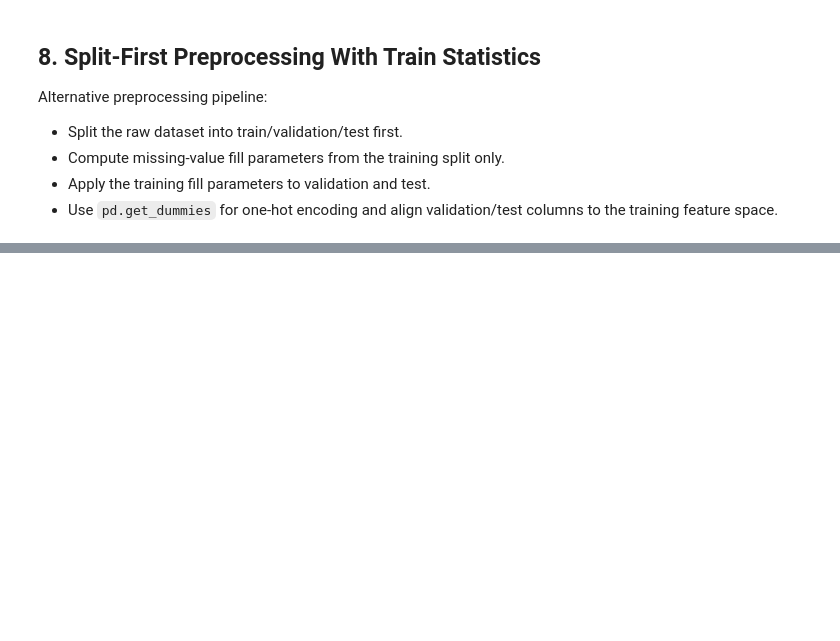
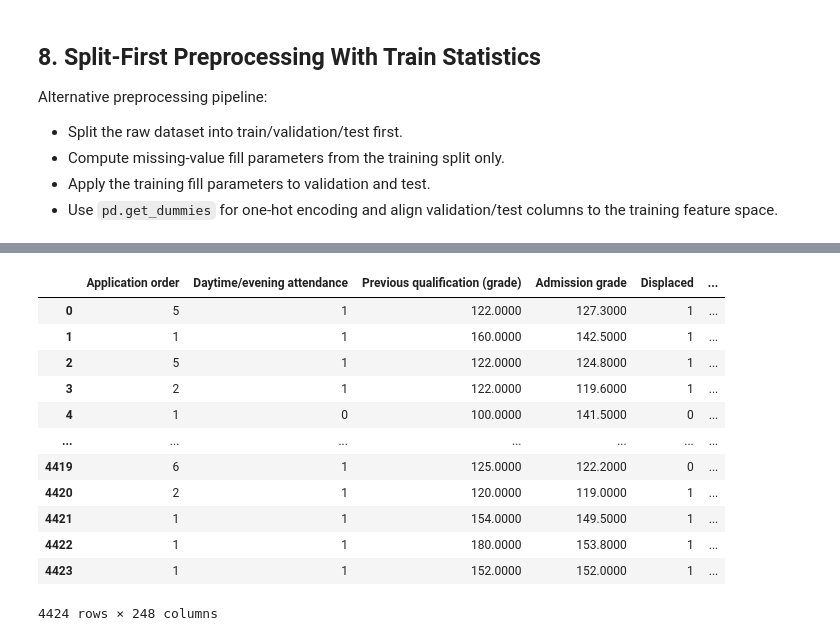
Before and after one commit to NathanTong0921/Machine-Learning-Project, a Jupyter notebook: preprocess/preprocessing.ipynb, the cells around one changed output, grey strips where cells are left out. Drawn from its saved outputs; the diff is of its cells as text; code cells hidden in the pictures; blank space fills up the shorter version.

Commit message:
one hot encoding for nominal and ordinal variables

```diff
--- a/preprocess/preprocessing.ipynb
+++ b/preprocess/preprocessing.ipynb
@@ -418,0 +344,62 @@ Saved files under: f:\2026_spring_project\2011_project\data\processed
+# %%
+from pathlib import Path
+
+import pandas as pd
+
+PROJECT_ROOT = Path.cwd().parent if Path.cwd().name == "preprocess" else Path.cwd()
+SEMANTICS_DATA_PATH = PROJECT_ROOT / "dataset" / "data.csv"
+SEMANTICS_TARGET_COL = "Target"
+
+# According to feature_field_semantics.docx: nominal and ordinal-like code fields are one-hot encoded.
+NOMINAL_ONE_HOT_COLUMNS = {
+    "Marital status",
+    "Application mode",
+    "Course",
+    "Nacionality",
+    "Mother's occupation",
+    "Father's occupation",
+    }
+
+ORDINAL_ONE_HOT_COLUMNS = {
+    "Previous qualification",
+    "Mother's qualification",
+    "Father's qualification",
+    }
+
+semantics_df = pd.read_csv(SEMANTICS_DATA_PATH, sep=';')
+semantics_df.columns = semantics_df.columns.str.strip()
+
+semantics_features = semantics_df.drop(columns=[SEMANTICS_TARGET_COL], errors="ignore")
+semantics_one_hot_columns = sorted(
+    (NOMINAL_ONE_HOT_COLUMNS | ORDINAL_ONE_HOT_COLUMNS) & set(semantics_features.columns)
+    )
+
+semantics_processed_features = pd.get_dummies(
+    semantics_features,
+    columns=semantics_one_hot_columns,
+    dtype=int,
+    )
+
+if SEMANTICS_TARGET_COL in semantics_df.columns:
+    semantics_processed_df = pd.concat(
+        [semantics_processed_features, semantics_df[[SEMANTICS_TARGET_COL]].reset_index(drop=True)],
+        axis=1,
+        )
+else:
+    semantics_processed_df = semantics_processed_features
+
+semantics_processed_df
+# %% [output]
+|  | Application order | Daytime/evening attendance | Previous qualification (grade) | Admission grade | Displaced | ... |
+| 0 | 5 | 1 | 122.0000 | 127.3000 | 1 | ... |
+| 1 | 1 | 1 | 160.0000 | 142.5000 | 1 | ... |
+| 2 | 5 | 1 | 122.0000 | 124.8000 | 1 | ... |
+| 3 | 2 | 1 | 122.0000 | 119.6000 | 1 | ... |
+| 4 | 1 | 0 | 100.0000 | 141.5000 | 0 | ... |
+| ... | ... | ... | ... | ... | ... | ... |
+| 4419 | 6 | 1 | 125.0000 | 122.2000 | 0 | ... |
+| 4420 | 2 | 1 | 120.0000 | 119.0000 | 1 | ... |
+| 4421 | 1 | 1 | 154.0000 | 149.5000 | 1 | ... |
+| 4422 | 1 | 1 | 180.0000 | 153.8000 | 1 | ... |
+| 4423 | 1 | 1 | 152.0000 | 152.0000 | 1 | ... |
+4424 rows × 248 columns
```
Also changed, not shown: parts of 8 cells of this notebook.
